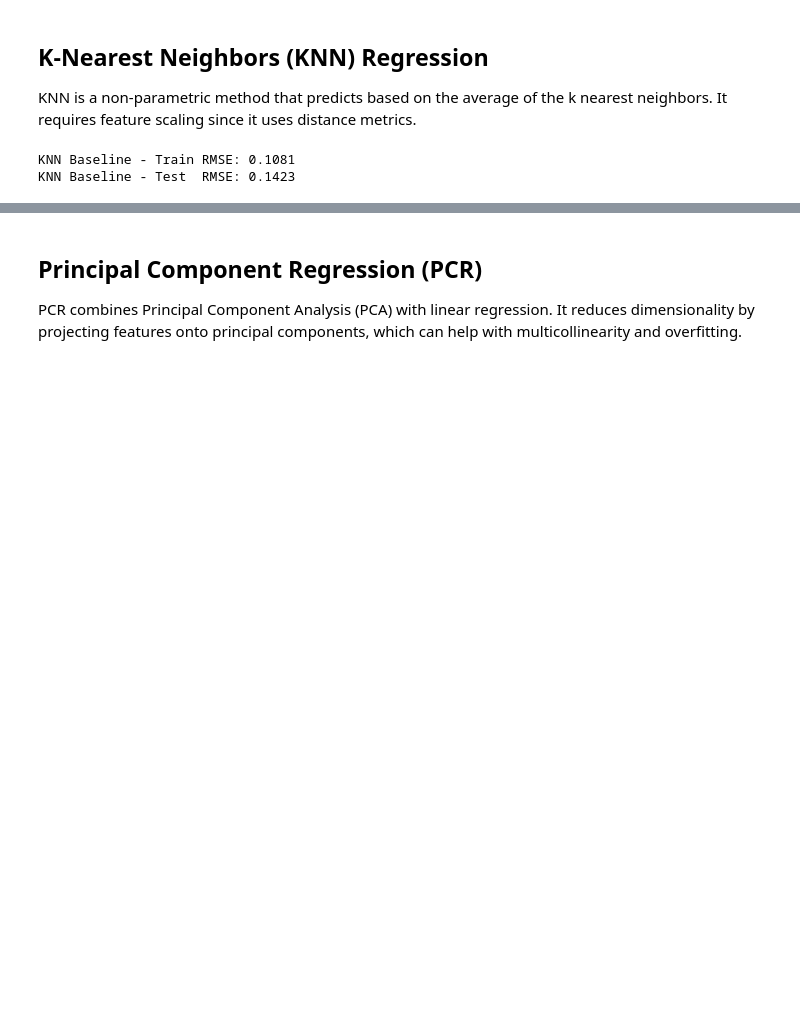
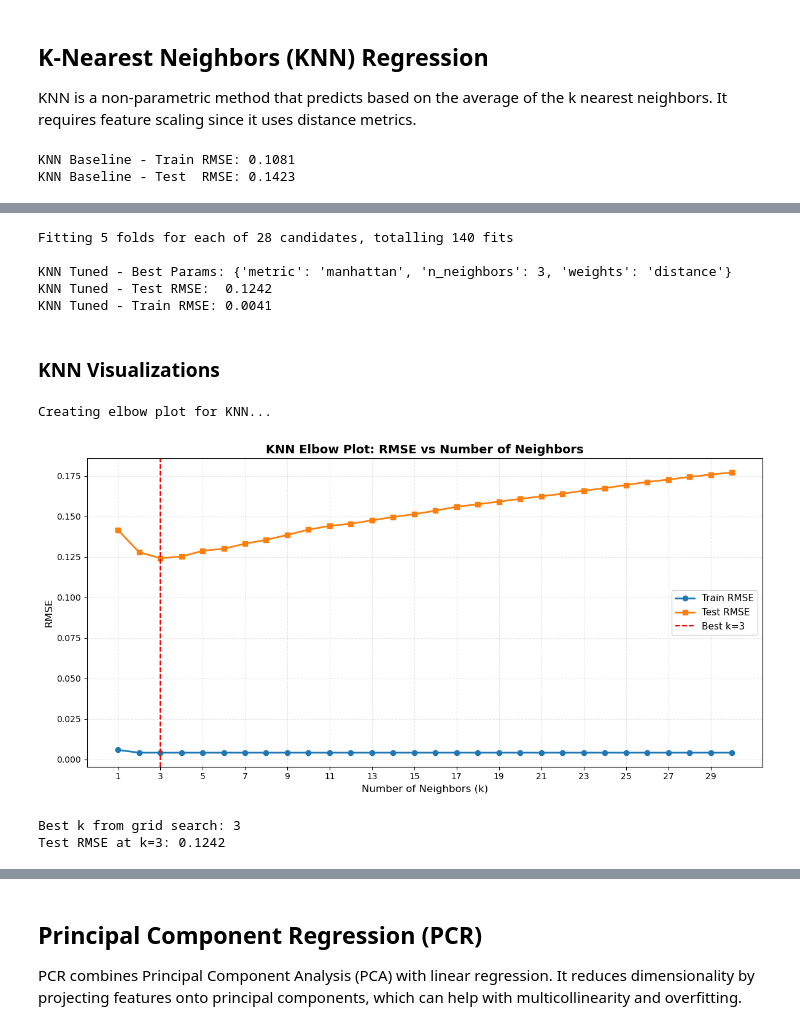
Before and after one commit to loowenwen/ec4305-project, a Jupyter notebook: src/knn_pcr_nn.ipynb, the cells around one changed output, grey strips where cells are left out. Cells and saved outputs as stored; diff of their text form; code cells hidden in the pictures; blank space fills up the shorter version.

```diff
--- a/src/knn_pcr_nn.ipynb
+++ b/src/knn_pcr_nn.ipynb
@@ -137,0 +104,77 @@ KNN Tuned - Train RMSE: 0.0041
+# %%
+# Hypertuned KNN with GridSearchCV
+# Hyperparameters to tune: n_neighbors, weights, metric
+knn_param_grid = {
+    "n_neighbors": [3, 5, 7, 10, 15, 20, 25],
+    "weights": ["uniform", "distance"],
+    "metric": ["euclidean", "manhattan"],
+}
+
+knn_grid = GridSearchCV(
+    estimator=KNeighborsRegressor(),
+    param_grid=knn_param_grid,
+    scoring="neg_mean_squared_error",
+    cv=5,
+    n_jobs=-1,
+    verbose=1,
+)
+
+knn_grid.fit(X_full_train_scaled_knn, y_train)
+
+best_knn = knn_grid.best_estimator_
+y_pred_test_knn_tuned = best_knn.predict(X_full_test_scaled_knn)
+
+print(f"\nKNN Tuned - Best Params: {knn_grid.best_params_}")
+print(f"KNN Tuned - Test RMSE:  {rmse(y_test, y_pred_test_knn_tuned):.4f}")
+
+# Also get train RMSE for comparison
+y_pred_train_knn_tuned = best_knn.predict(X_full_train_scaled_knn)
+print(f"KNN Tuned - Train RMSE: {rmse(y_train, y_pred_train_knn_tuned):.4f}")
+# %% [output]
+Fitting 5 folds for each of 28 candidates, totalling 140 fits
+
+KNN Tuned - Best Params: {'metric': 'manhattan', 'n_neighbors': 3, 'weights': 'distance'}
+KNN Tuned - Test RMSE:  0.1242
+KNN Tuned - Train RMSE: 0.0041
+# %% [markdown]
+### KNN Visualizations
+# %%
+# 1. Elbow Plot: RMSE vs Number of Neighbors (k)
+# This helps visualize the optimal k value
+print("Creating elbow plot for KNN...")
+k_values = range(1, 31)  # Test k from 1 to 30
+train_rmse_scores = []
+test_rmse_scores = []
+
+for k in k_values:
+    knn_temp = KNeighborsRegressor(n_neighbors=k, weights='distance', metric='manhattan')
+    knn_temp.fit(X_full_train_scaled_knn, y_train)
+
+    y_pred_train_temp = knn_temp.predict(X_full_train_scaled_knn)
+    y_pred_test_temp = knn_temp.predict(X_full_test_scaled_knn)
+
+    train_rmse_scores.append(rmse(y_train, y_pred_train_temp))
+    test_rmse_scores.append(rmse(y_test, y_pred_test_temp))
+
+# Create elbow plot
+fig, ax = plt.subplots(figsize=(12, 6))
+ax.plot(k_values, train_rmse_scores, 'o-', label='Train RMSE', linewidth=2, markersize=6)
+ax.plot(k_values, test_rmse_scores, 's-', label='Test RMSE', linewidth=2, markersize=6)
+ax.axvline(x=best_knn.n_neighbors, color='r', linestyle='--', linewidth=1.5,
+           label=f'Best k={best_knn.n_neighbors}')
+ax.set_xlabel('Number of Neighbors (k)', fontsize=12)
+ax.set_ylabel('RMSE', fontsize=12)
+ax.set_title('KNN Elbow Plot: RMSE vs Number of Neighbors', fontsize=14, fontweight='bold')
+ax.legend(fontsize=11)
+ax.grid(alpha=0.3, linestyle='--')
+ax.set_xticks(range(1, 31, 2))
+plt.tight_layout()
+plt.show()
+
+print(f"Best k from grid search: {best_knn.n_neighbors}")
+print(f"Test RMSE at k={best_knn.n_neighbors}: {test_rmse_scores[best_knn.n_neighbors-1]:.4f}")
+# %% [output]
+Creating elbow plot for KNN...
+[figure, added]
+Best k from grid search: 3
+Test RMSE at k=3: 0.1242
```
Also changed, not shown: parts of 7 cells of this notebook, 1 other file.
